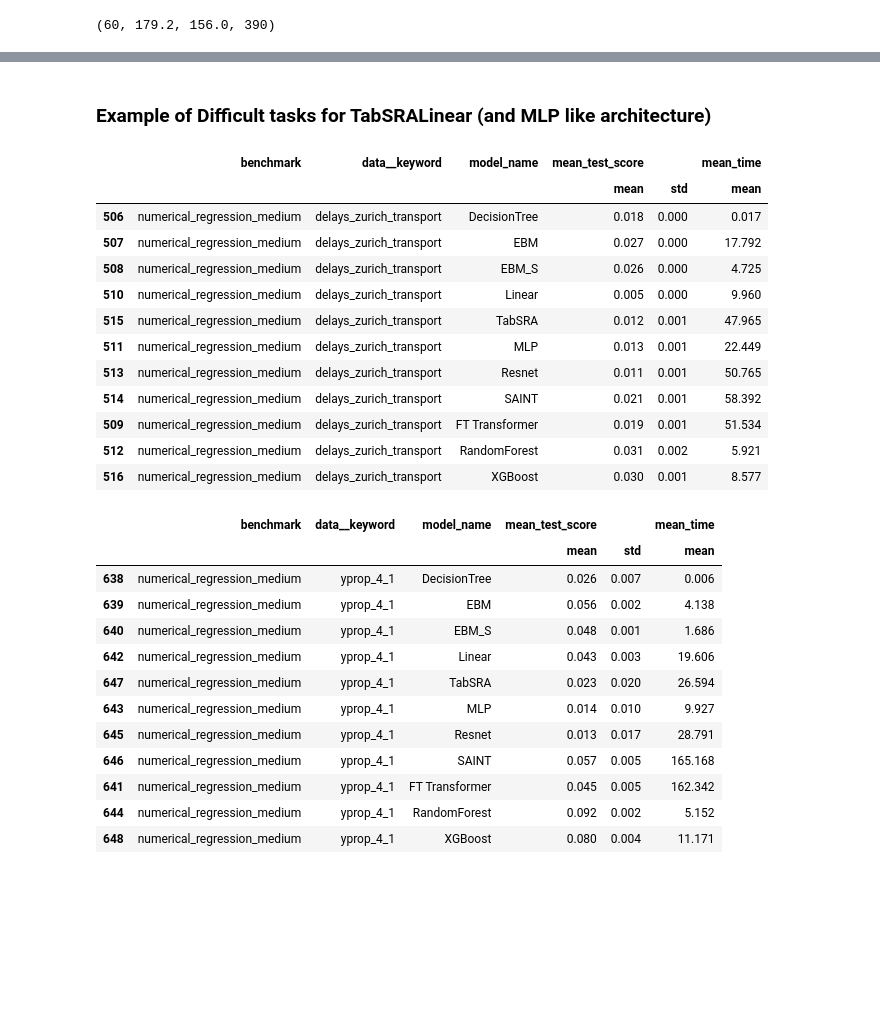
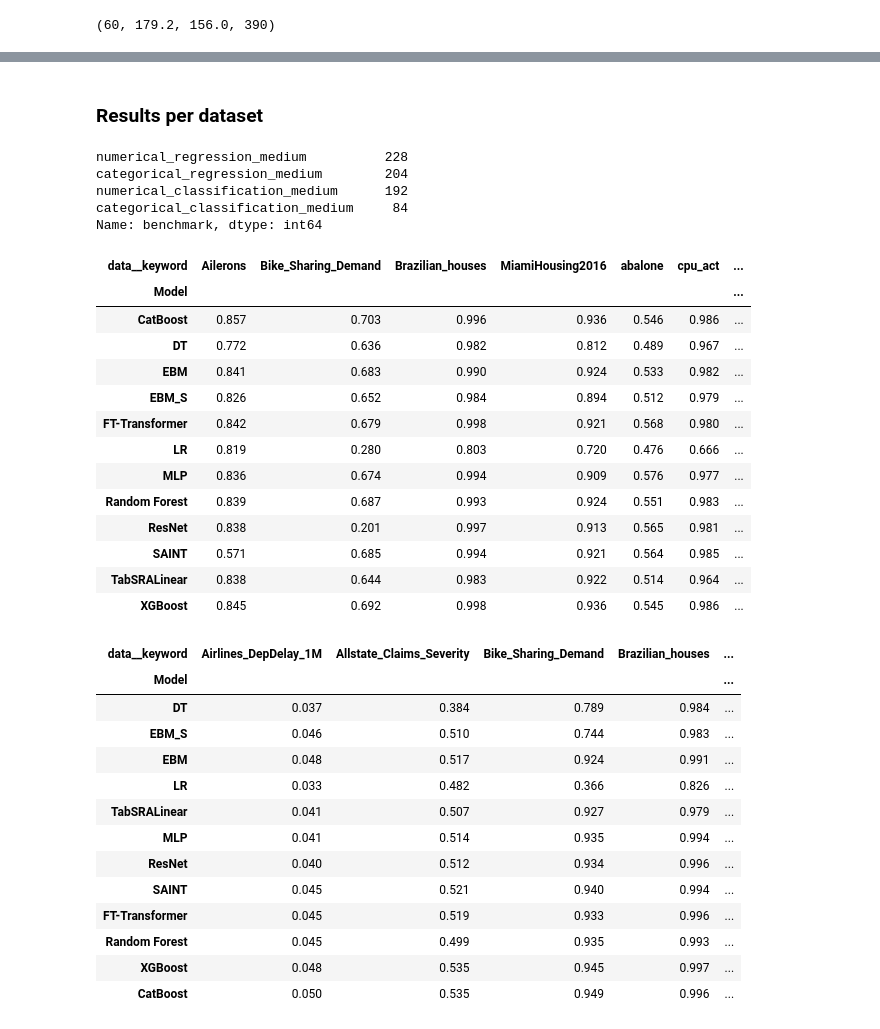
Before and after one commit to anselmeamekoe/TabSRA, a Jupyter notebook: tabular-benchmark/analyses/results.ipynb, the cells around one changed output, grey strips where cells are left out. Saved outputs shown, nothing was run; the diff lists cells and outputs as text; code cells hidden in the pictures; blank space fills up the shorter version.

```diff
--- a/tabular-benchmark/analyses/results.ipynb
+++ b/tabular-benchmark/analyses/results.ipynb
@@ -356,3 +410,3 @@ res
 # %% [markdown]
-### Example of Difficult tasks for TabSRALinear (and MLP like architecture)
+### Results per dataset
 # %%
@@ -360,32 +417,46 @@ features = ['model_name','mean_test_score','std_test_score','mean_time']
-# %%
-res[(res.benchmark=='numerical_regression_medium')&(res.data__keyword=='delays_zurich_transport')].iloc[[0,1,2,4,9,5,7,8,3,6,10]]
-# %% [output]
-|  | benchmark | data__keyword | model_name | mean_test_score |  | mean_time |
-|  |  |  |  | mean | std | mean |
-| 506 | numerical_regression_medium | delays_zurich_transport | DecisionTree | 0.018 | 0.000 | 0.017 |
-| 507 | numerical_regression_medium | delays_zurich_transport | EBM | 0.027 | 0.000 | 17.792 |
-| 508 | numerical_regression_medium | delays_zurich_transport | EBM_S | 0.026 | 0.000 | 4.725 |
-| 510 | numerical_regression_medium | delays_zurich_transport | Linear | 0.005 | 0.000 | 9.960 |
-| 515 | numerical_regression_medium | delays_zurich_transport | TabSRA | 0.012 | 0.001 | 47.965 |
-| 511 | numerical_regression_medium | delays_zurich_transport | MLP | 0.013 | 0.001 | 22.449 |
-| 513 | numerical_regression_medium | delays_zurich_transport | Resnet | 0.011 | 0.001 | 50.765 |
-| 514 | numerical_regression_medium | delays_zurich_transport | SAINT | 0.021 | 0.001 | 58.392 |
-| 509 | numerical_regression_medium | delays_zurich_transport | FT Transformer | 0.019 | 0.001 | 51.534 |
-| 512 | numerical_regression_medium | delays_zurich_transport | RandomForest | 0.031 | 0.002 | 5.921 |
-| 516 | numerical_regression_medium | delays_zurich_transport | XGBoost | 0.030 | 0.001 | 8.577 |
-# %%
-res[(res.benchmark=='numerical_regression_medium')&(res.data__keyword=='yprop_4_1')].iloc[[0,1,2,4,9,5,7,8,3,6,10]]
-# %% [output]
-|  | benchmark | data__keyword | model_name | mean_test_score |  | mean_time |
-|  |  |  |  | mean | std | mean |
-| 638 | numerical_regression_medium | yprop_4_1 | DecisionTree | 0.026 | 0.007 | 0.006 |
-| 639 | numerical_regression_medium | yprop_4_1 | EBM | 0.056 | 0.002 | 4.138 |
-| 640 | numerical_regression_medium | yprop_4_1 | EBM_S | 0.048 | 0.001 | 1.686 |
-| 642 | numerical_regression_medium | yprop_4_1 | Linear | 0.043 | 0.003 | 19.606 |
-| 647 | numerical_regression_medium | yprop_4_1 | TabSRA | 0.023 | 0.020 | 26.594 |
-| 643 | numerical_regression_medium | yprop_4_1 | MLP | 0.014 | 0.010 | 9.927 |
-| 645 | numerical_regression_medium | yprop_4_1 | Resnet | 0.013 | 0.017 | 28.791 |
-| 646 | numerical_regression_medium | yprop_4_1 | SAINT | 0.057 | 0.005 | 165.168 |
-| 641 | numerical_regression_medium | yprop_4_1 | FT Transformer | 0.045 | 0.005 | 162.342 |
-| 644 | numerical_regression_medium | yprop_4_1 | RandomForest | 0.092 | 0.002 | 5.152 |
-| 648 | numerical_regression_medium | yprop_4_1 | XGBoost | 0.080 | 0.004 | 11.171 |
+# %%
+res.columns = features
+res.replace(dict_replace_name,inplace=True)
+res.benchmark.value_counts()
+# %% [output]
+numerical_regression_medium          228
+categorical_regression_medium        204
+numerical_classification_medium      192
+categorical_classification_medium     84
+Name: benchmark, dtype: int64
+# %%
+res_NR = res[res.benchmark=='numerical_regression_medium'].pivot_table(values='Mean Test Score',columns='data__keyword',index='Model')
+res_NR
+# %% [output]
+| data__keyword | Ailerons | Bike_Sharing_Demand | Brazilian_houses | MiamiHousing2016 | abalone | cpu_act | ... |
+| Model |  |  |  |  |  |  | ... |
+| CatBoost | 0.857 | 0.703 | 0.996 | 0.936 | 0.546 | 0.986 | ... |
+| DT | 0.772 | 0.636 | 0.982 | 0.812 | 0.489 | 0.967 | ... |
+| EBM | 0.841 | 0.683 | 0.990 | 0.924 | 0.533 | 0.982 | ... |
+| EBM_S | 0.826 | 0.652 | 0.984 | 0.894 | 0.512 | 0.979 | ... |
+| FT-Transformer | 0.842 | 0.679 | 0.998 | 0.921 | 0.568 | 0.980 | ... |
+| LR | 0.819 | 0.280 | 0.803 | 0.720 | 0.476 | 0.666 | ... |
+| MLP | 0.836 | 0.674 | 0.994 | 0.909 | 0.576 | 0.977 | ... |
+| Random Forest | 0.839 | 0.687 | 0.993 | 0.924 | 0.551 | 0.983 | ... |
+| ResNet | 0.838 | 0.201 | 0.997 | 0.913 | 0.565 | 0.981 | ... |
+| SAINT | 0.571 | 0.685 | 0.994 | 0.921 | 0.564 | 0.985 | ... |
+| TabSRALinear | 0.838 | 0.644 | 0.983 | 0.922 | 0.514 | 0.964 | ... |
+| XGBoost | 0.845 | 0.692 | 0.998 | 0.936 | 0.545 | 0.986 | ... |
+# %%
+res_CR = res[res.benchmark=='categorical_regression_medium'].pivot_table(values='Mean Test Score',columns='data__keyword',index='Model')
+res_CR.iloc[[1,3,2,5,10,6,8,9,4,7,11,0]]
+# %% [output]
+| data__keyword | Airlines_DepDelay_1M | Allstate_Claims_Severity | Bike_Sharing_Demand | Brazilian_houses | ... |
+| Model |  |  |  |  | ... |
+| DT | 0.037 | 0.384 | 0.789 | 0.984 | ... |
+| EBM_S | 0.046 | 0.510 | 0.744 | 0.983 | ... |
+| EBM | 0.048 | 0.517 | 0.924 | 0.991 | ... |
+| LR | 0.033 | 0.482 | 0.366 | 0.826 | ... |
+| TabSRALinear | 0.041 | 0.507 | 0.927 | 0.979 | ... |
+| MLP | 0.041 | 0.514 | 0.935 | 0.994 | ... |
+| ResNet | 0.040 | 0.512 | 0.934 | 0.996 | ... |
+| SAINT | 0.045 | 0.521 | 0.940 | 0.994 | ... |
+| FT-Transformer | 0.045 | 0.519 | 0.933 | 0.996 | ... |
+| Random Forest | 0.045 | 0.499 | 0.935 | 0.993 | ... |
+| XGBoost | 0.048 | 0.535 | 0.945 | 0.997 | ... |
+| CatBoost | 0.050 | 0.535 | 0.949 | 0.996 | ... |
```
Also changed, not shown: parts of 29 cells of this notebook, 2 other files.
